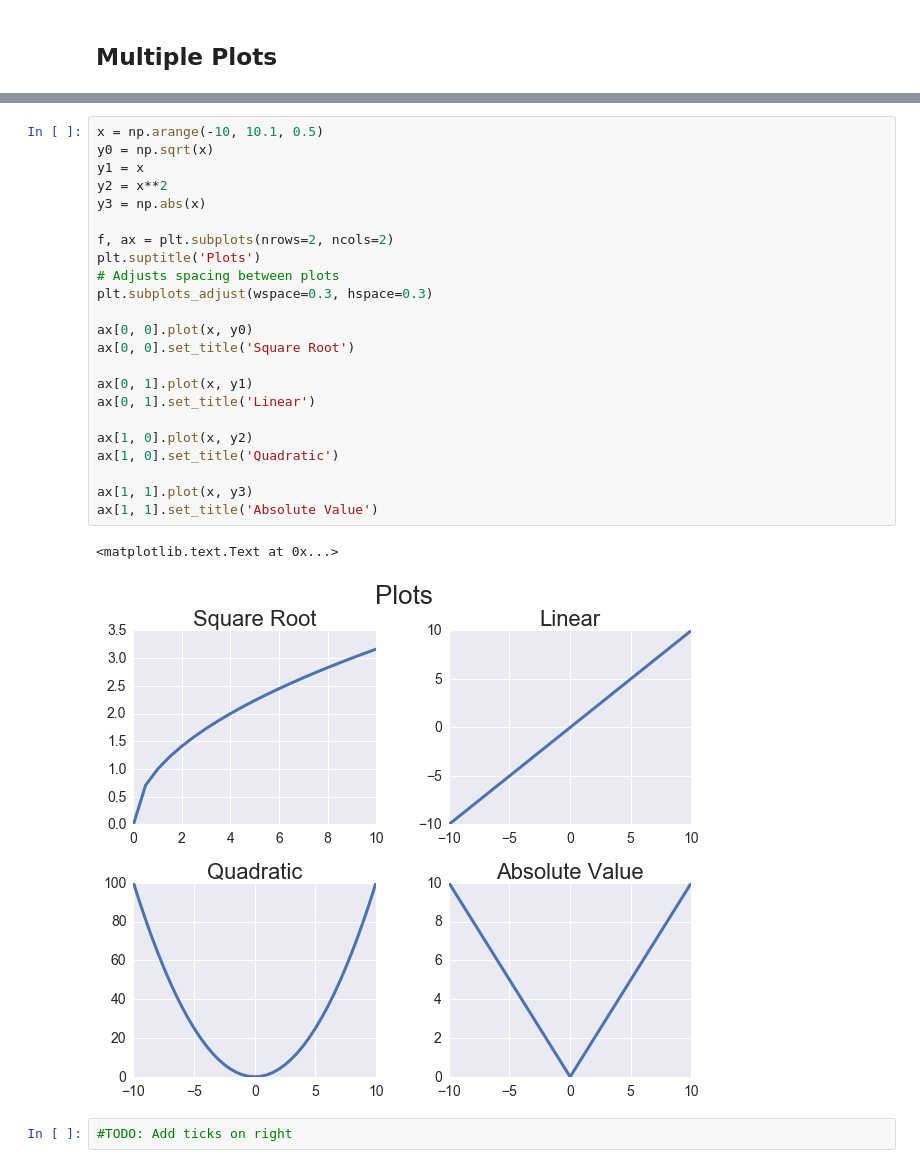
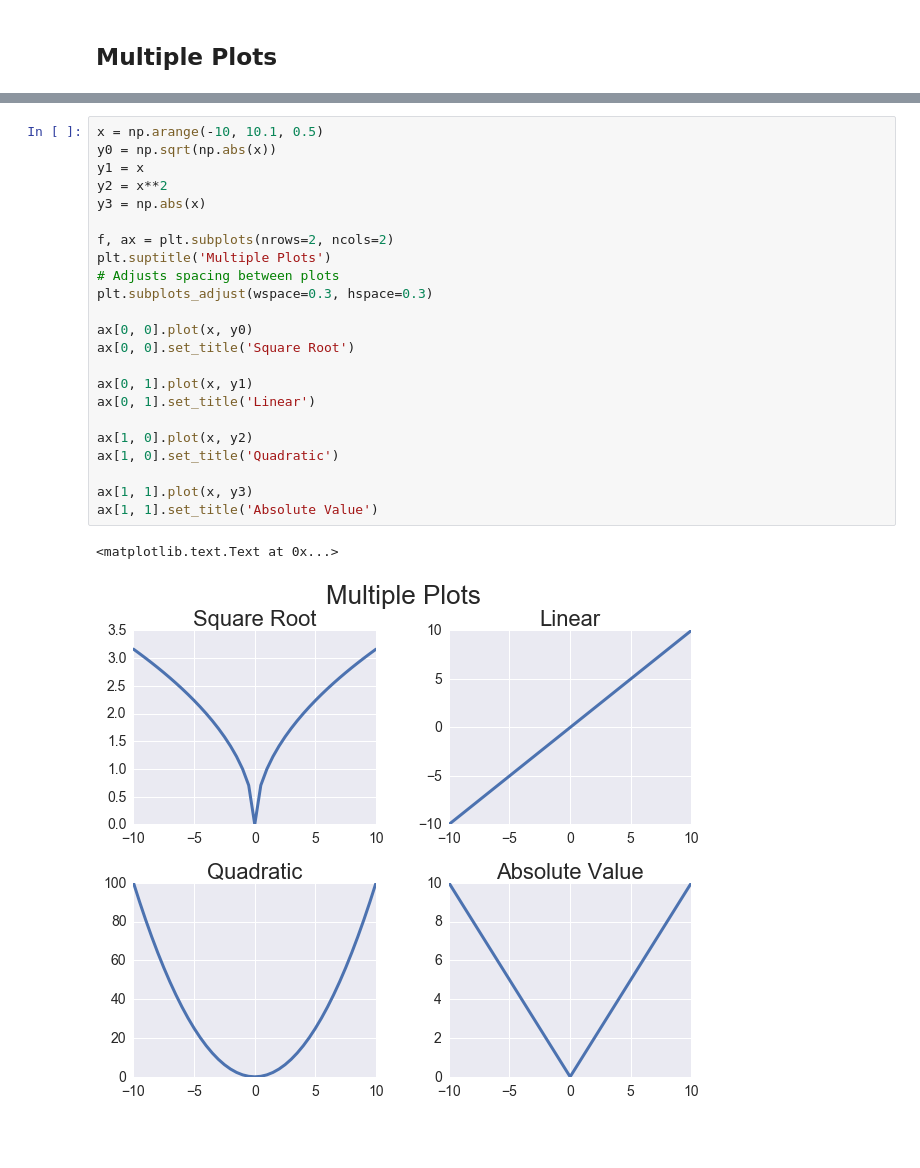
Before and after one commit to gregtam/jupyter-notebook-initializer, a Jupyter notebook: Plotting Examples.ipynb, the cells around one changed output, grey strips where cells are left out. Saved outputs shown, nothing was run; the diff lists cells and outputs as text; blank space fills up the shorter version.

```diff
--- a/Plotting Examples.ipynb
+++ b/Plotting Examples.ipynb
@@ -105,28 +105,26 @@ plt.title('Absolute Value')
 # %%
 x = np.arange(-10, 10.1, 0.5)
-y0 = np.sqrt(x)
+y0 = np.sqrt(np.abs(x))
 y1 = x
 y2 = x**2
 y3 = np.abs(x)
 
 f, ax = plt.subplots(nrows=2, ncols=2)
-plt.suptitle('Plots')
+plt.suptitle('Multiple Plots')
 # Adjusts spacing between plots
 plt.subplots_adjust(wspace=0.3, hspace=0.3)
 
 ax[0, 0].plot(x, y0)
 ax[0, 0].set_title('Square Root')
 
 ax[0, 1].plot(x, y1)
 ax[0, 1].set_title('Linear')
 
 ax[1, 0].plot(x, y2)
 ax[1, 0].set_title('Quadratic')
 
 ax[1, 1].plot(x, y3)
 ax[1, 1].set_title('Absolute Value')
 # %% [output]
 <matplotlib.text.Text at 0x...>
-[figure, old version]
+[figure, new version]
-# %%
-#TODO: Add ticks on right
```
Also changed, not shown: parts of 5 cells of this notebook, 8 other files.
